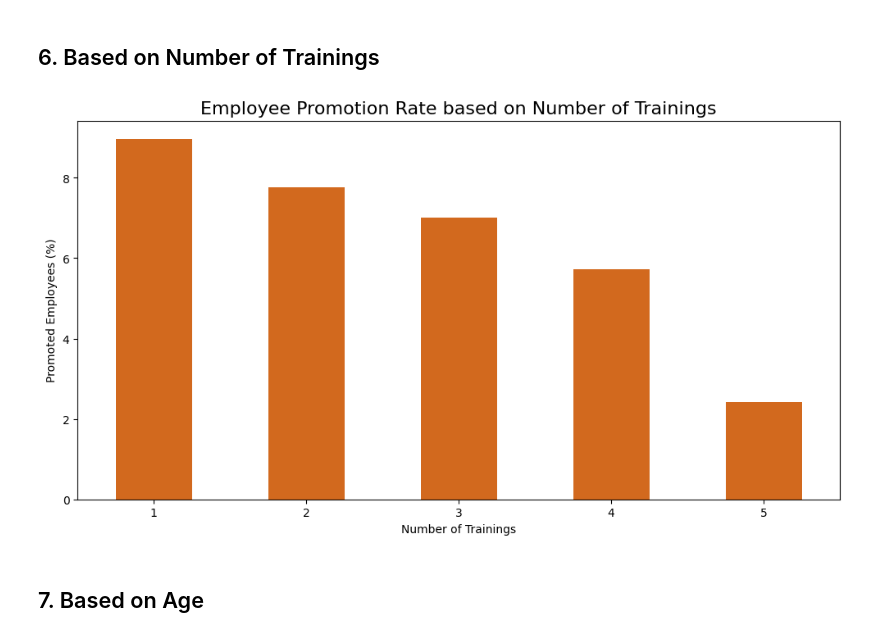
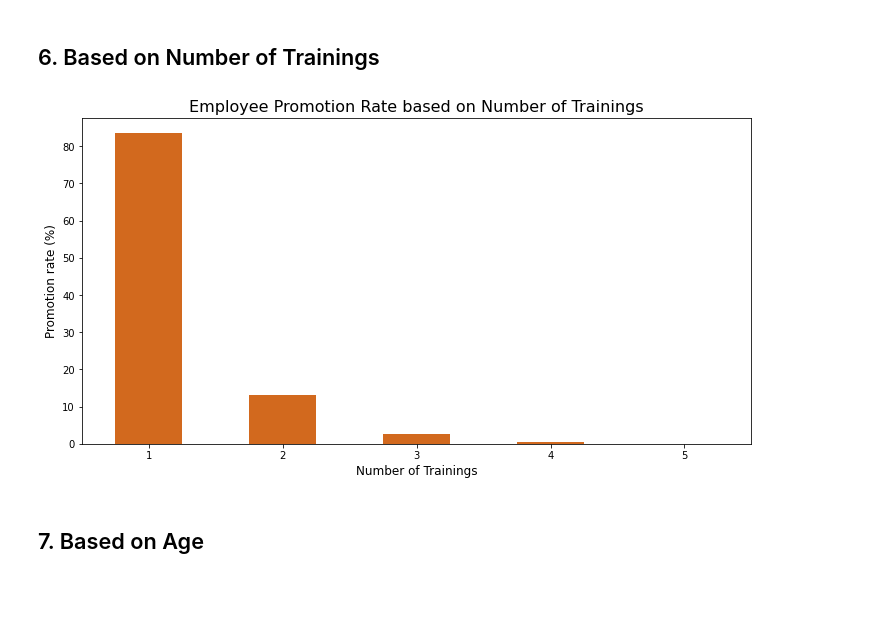
Before and after one commit to gregoriusbay/hr-analysis, a Jupyter notebook: hr-analysis-promotion-rate.ipynb, the cells around one changed output. Saved outputs shown, nothing was run; the diff lists cells and outputs as text; code cells hidden in the pictures; blank space fills up the shorter version.

```diff
--- a/hr-analysis-promotion-rate.ipynb
+++ b/hr-analysis-promotion-rate.ipynb
@@ -58,3 +60,4 @@ Now companies can no longer process their data manually, given the large number
 # %%
-train = pd.read_csv('./dataset/train.csv')
-test = pd.read_csv('./dataset/test.csv')
+# Collect train and test data
+train = pd.read_csv('../input/hranalysis/train.csv')
+test = pd.read_csv('../input/hranalysis/test.csv')
@@ -195,3 +166,0 @@ Name: previous_year_rating, Length: 4547, dtype: float64
-# %%
-train['previous_year_rating'].fillna(0, inplace = True)
-train['previous_year_rating'].isnull().sum()
@@ -200,2 +203,6 @@ train['previous_year_rating'].isnull().sum()
+# %%
+# Fill the values of 'previous_year_rating' column with '0'
+# When the 'length_of_service' column is '1'
+train.loc[train['length_of_service'] == 1, 'previous_year_rating'] = 0
 # %% [markdown]
 We fill the null 'previous_year_rating' with 0 because we can see that all of the null data has 'length_of_service' with 1, so we can argue that the employees are the new employee, haven't there for a year yet.
@@ -413,17 +488,27 @@ plt.show()
 # %% [markdown]
 ## 6. Based on Number of Trainings
 # %%
+# Grouped the data based on the no_of_trainings column
 b = train.groupby(['no_of_trainings','is_promoted'])['is_promoted'].count().unstack().fillna(0)
-b['%']=(b[1]/(b[1] + b[0]))*100 #calculation of promotion %
+
+# Calculate the promotion rate
+b['%'] = (b[1] / (b[1].sum())) * 100
+
+# Filter the number to just 1 to 5
 b = b.loc[1:5]
+
+# Plot the bar chart and input the data
 plt.figure(figsize=(12,6))
-b['%'].plot.bar(color = 'chocolate')
+b['%'].plot.bar(color='chocolate')
+
+# Add the title and label
 plt.title('Employee Promotion Rate based on Number of Trainings', size = 16)
-plt.xlabel('Number of Trainings')
-plt.xticks(rotation = 0)
-plt.ylabel('Promoted Employees (%)')
+plt.xlabel('Number of Trainings', size=12)
+plt.xticks(rotation=0, size=10)
+plt.ylabel('Promotion rate (%)', size=12)
+
 plt.show()
 # %% [output]
-[figure, old version]
+[figure, new version]
 # %% [markdown]
 ## 7. Based on Age
```
Also changed, not shown: parts of 136 cells of this notebook.
